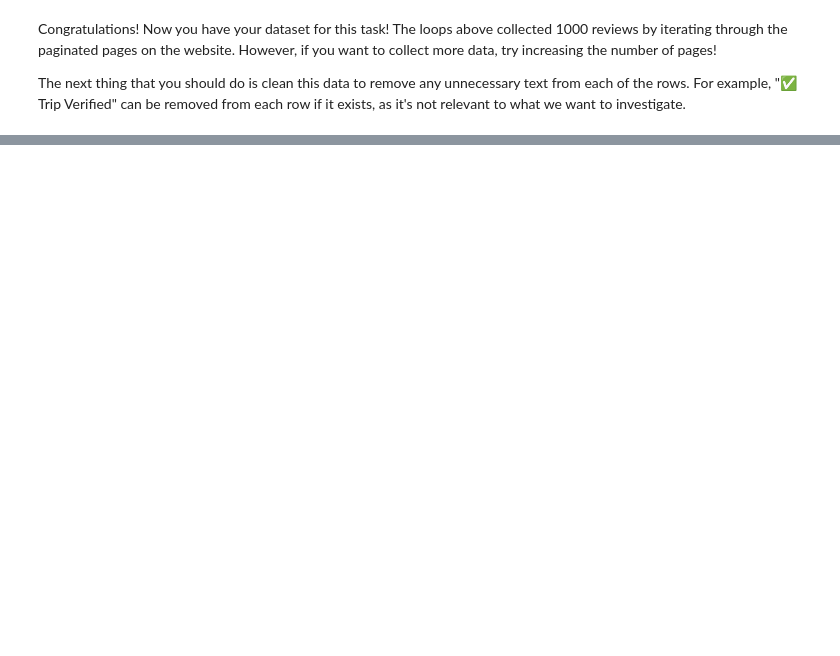
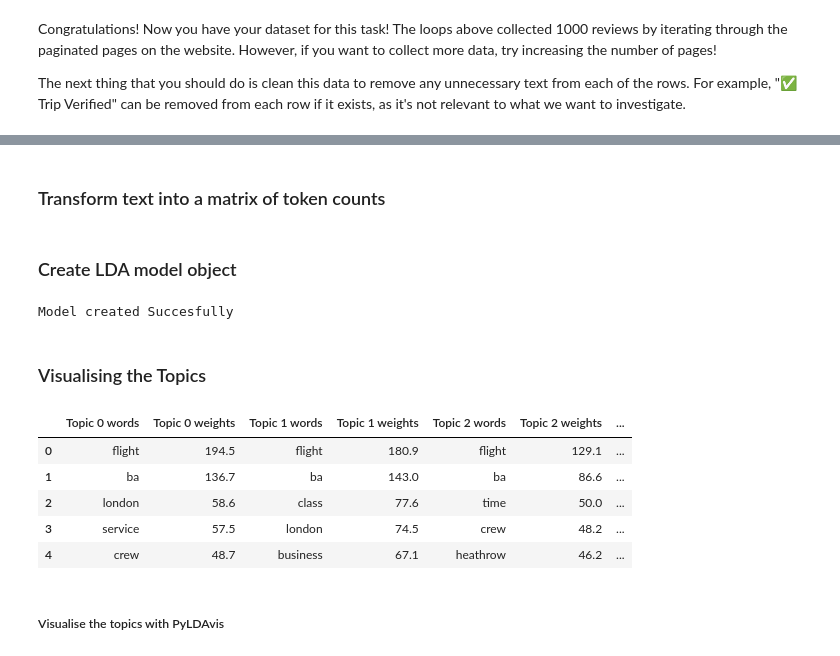
Before and after one commit to Simontagbor/BritishAirways-data-science, a Jupyter notebook: getting_started.ipynb, the cells around one changed output, grey strips where cells are left out. Cells and saved outputs as stored; diff of their text form; code cells hidden in the pictures; blank space fills up the shorter version.

```diff
--- a/getting_started.ipynb
+++ b/getting_started.ipynb
@@ -81,0 +178,54 @@ Congratulations! Now you have your dataset for this task! The loops above collec
+# %% [markdown]
+### Transform text into a matrix of token counts
+# %%
+
+# create the transform and fit it on the cleaned reviews
+# vectorizer = CountVectorizer(max_df=0.95, min_df=2, max_features=1000, token_pattern=r'\w+|\$[\d\.]+|\S+') # use this token pattern to keep $ and numbers
+vectorizer = CountVectorizer(ngram_range=(1, 2), stop_words='english')
+tf = vectorizer.fit_transform(df['cleaned_reviews']).toarray()
+# get the feature names
+tf_feature_names = vectorizer.get_feature_names_out()
+
+# create document term matrix
+df_dtm = pd.DataFrame(tf, columns=tf_feature_names)
+term_frequency = df_dtm.sum(axis=0).tolist()
+doc_lenghts = df_dtm.sum(axis=1).tolist()
+# %% [markdown]
+### Create LDA model object
+# %%
+number_of_topics = 10
+try:
+    # create the model
+    lda_model = LatentDirichletAllocation(n_components=number_of_topics, random_state=0)
+    # fit the model on the term frequency matrix
+    lda_model.fit(tf)
+    print("Model created Succesfully")
+except Exception as e:
+    print("An error occurred: ", e)
+# %% [output]
+Model created Succesfully
+# %% [markdown]
+### Visualising the Topics
+# %%
+# Create table to display topics
+def display_topics(model, feature_names, no_top_words):
+    """records the top words in each topic"""
+    topic_dict = {}
+    for topic_idx, topic in enumerate(model.components_):
+        topic_dict["Topic %d words" % (topic_idx)] = ['{}'.format(feature_names[i])
+                        for i in topic.argsort()[:-no_top_words - 1:-1]]
+        topic_dict["Topic %d weights" % (topic_idx)] = ['{:.1f}'.format(topic[i])
+                        for i in topic.argsort()[:-no_top_words - 1:-1]]
+    return pd.DataFrame(topic_dict)
+
+df_topic_words = display_topics(lda_model, tf_feature_names, 10)
+df_topic_words.head(5)
+# %% [output]
+|  | Topic 0 words | Topic 0 weights | Topic 1 words | Topic 1 weights | Topic 2 words | Topic 2 weights | ... |
+| 0 | flight | 194.5 | flight | 180.9 | flight | 129.1 | ... |
+| 1 | ba | 136.7 | ba | 143.0 | ba | 86.6 | ... |
+| 2 | london | 58.6 | class | 77.6 | time | 50.0 | ... |
+| 3 | service | 57.5 | london | 74.5 | crew | 48.2 | ... |
+| 4 | crew | 48.7 | business | 67.1 | heathrow | 46.2 | ... |
+# %% [markdown]
+##### Visualise the topics with PyLDAvis
```
Also changed, not shown: parts of 21 cells of this notebook.
